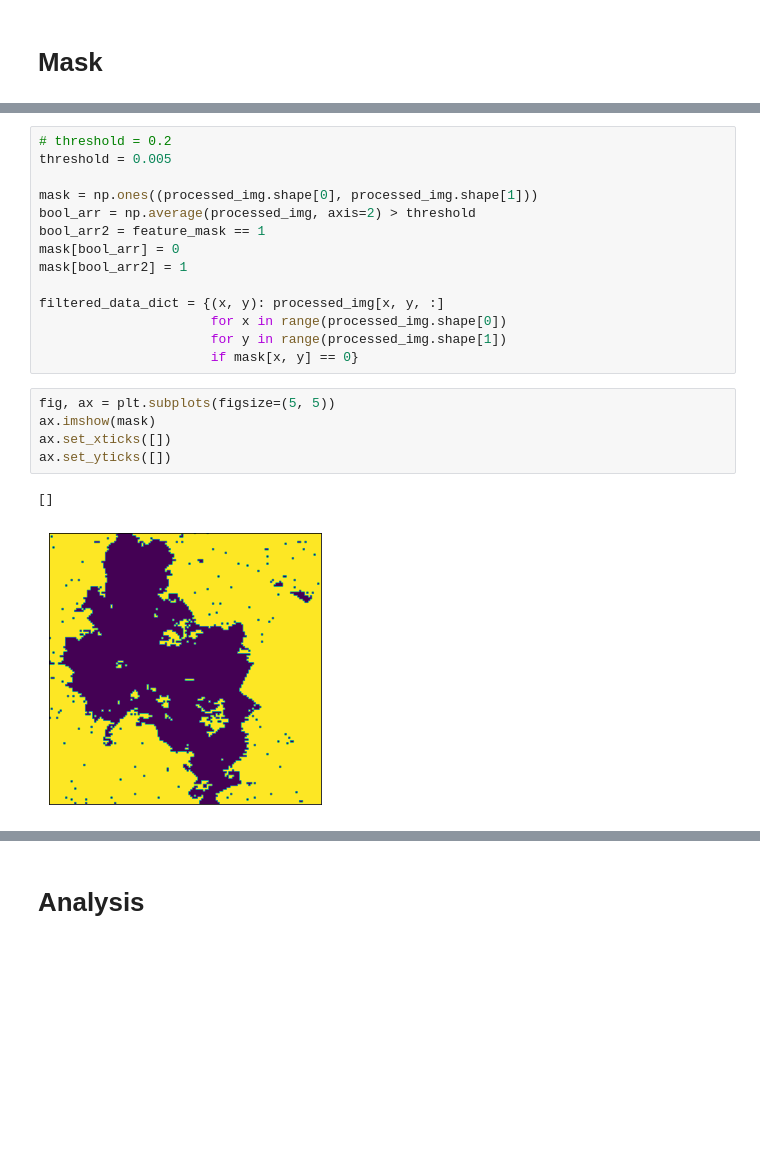
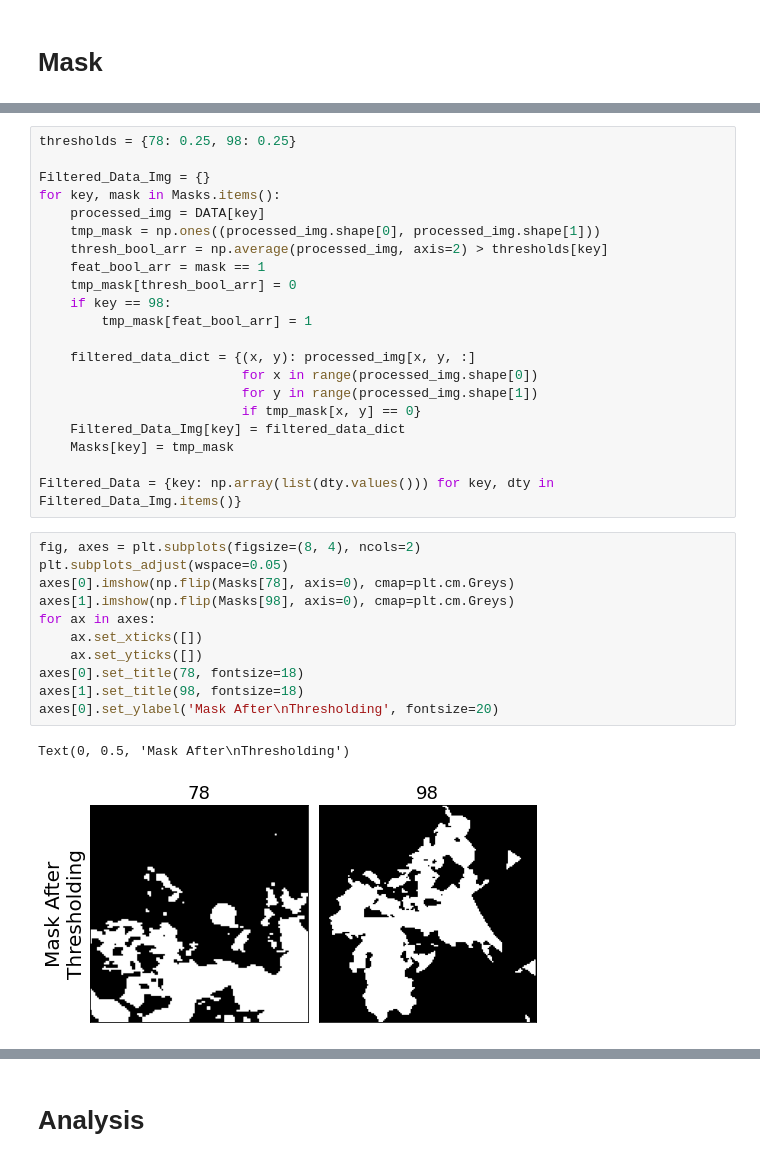
Before and after one commit to stetef/nano-XANES-microscopy-of-Fe, a Jupyter notebook: ALS Data Analysis.ipynb, the cells around one changed output, grey strips where cells are left out. Saved outputs shown, nothing was run; the diff lists cells and outputs as text; blank space fills up the shorter version.

```diff
--- a/ALS Data Analysis.ipynb
+++ b/ALS Data Analysis.ipynb
@@ -280,22 +274,35 @@ feature_mask = np.flip(np.array(feature_mask), axis=0)
 # %%
-# threshold = 0.2
-threshold = 0.005
+thresholds = {78: 0.25, 98: 0.25}
 
-mask = np.ones((processed_img.shape[0], processed_img.shape[1]))
-bool_arr = np.average(processed_img, axis=2) > threshold
-bool_arr2 = feature_mask == 1
-mask[bool_arr] = 0
-mask[bool_arr2] = 1
+Filtered_Data_Img = {}
+for key, mask in Masks.items():
+    processed_img = DATA[key]
+    tmp_mask = np.ones((processed_img.shape[0], processed_img.shape[1]))
+    thresh_bool_arr = np.average(processed_img, axis=2) > thresholds[key]
+    feat_bool_arr = mask == 1
+    tmp_mask[thresh_bool_arr] = 0
+    if key == 98:
+        tmp_mask[feat_bool_arr] = 1
 
-filtered_data_dict = {(x, y): processed_img[x, y, :]
-                      for x in range(processed_img.shape[0])
-                      for y in range(processed_img.shape[1])
-                      if mask[x, y] == 0}
+    filtered_data_dict = {(x, y): processed_img[x, y, :]
+                          for x in range(processed_img.shape[0])
+                          for y in range(processed_img.shape[1])
+                          if tmp_mask[x, y] == 0}
+    Filtered_Data_Img[key] = filtered_data_dict
+    Masks[key] = tmp_mask
+
+Filtered_Data = {key: np.array(list(dty.values())) for key, dty in Filtered_Data_Img.items()}
 # %%
-fig, ax = plt.subplots(figsize=(5, 5))
-ax.imshow(mask)
-ax.set_xticks([])
-ax.set_yticks([])
+fig, axes = plt.subplots(figsize=(8, 4), ncols=2)
+plt.subplots_adjust(wspace=0.05)
+axes[0].imshow(np.flip(Masks[78], axis=0), cmap=plt.cm.Greys)
+axes[1].imshow(np.flip(Masks[98], axis=0), cmap=plt.cm.Greys)
+for ax in axes:
+    ax.set_xticks([])
+    ax.set_yticks([])
+axes[0].set_title(78, fontsize=18)
+axes[1].set_title(98, fontsize=18)
+axes[0].set_ylabel('Mask After\nThresholding', fontsize=20)
 # %% [output]
-[]
+Text(0, 0.5, 'Mask After\nThresholding')
-[figure, old version]
+[figure, new version]
```
Also changed, not shown: parts of 60 cells of this notebook, 6 other files.
